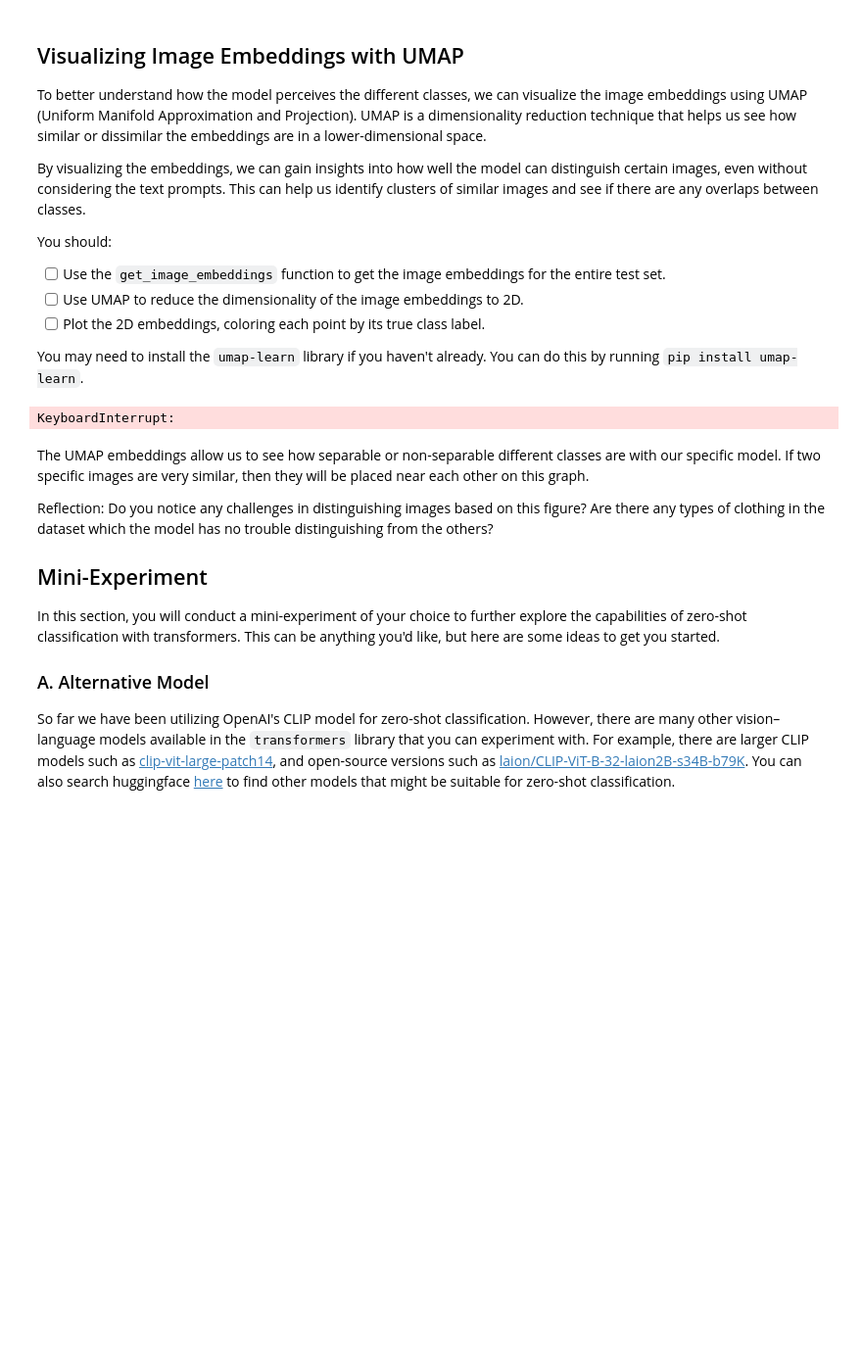
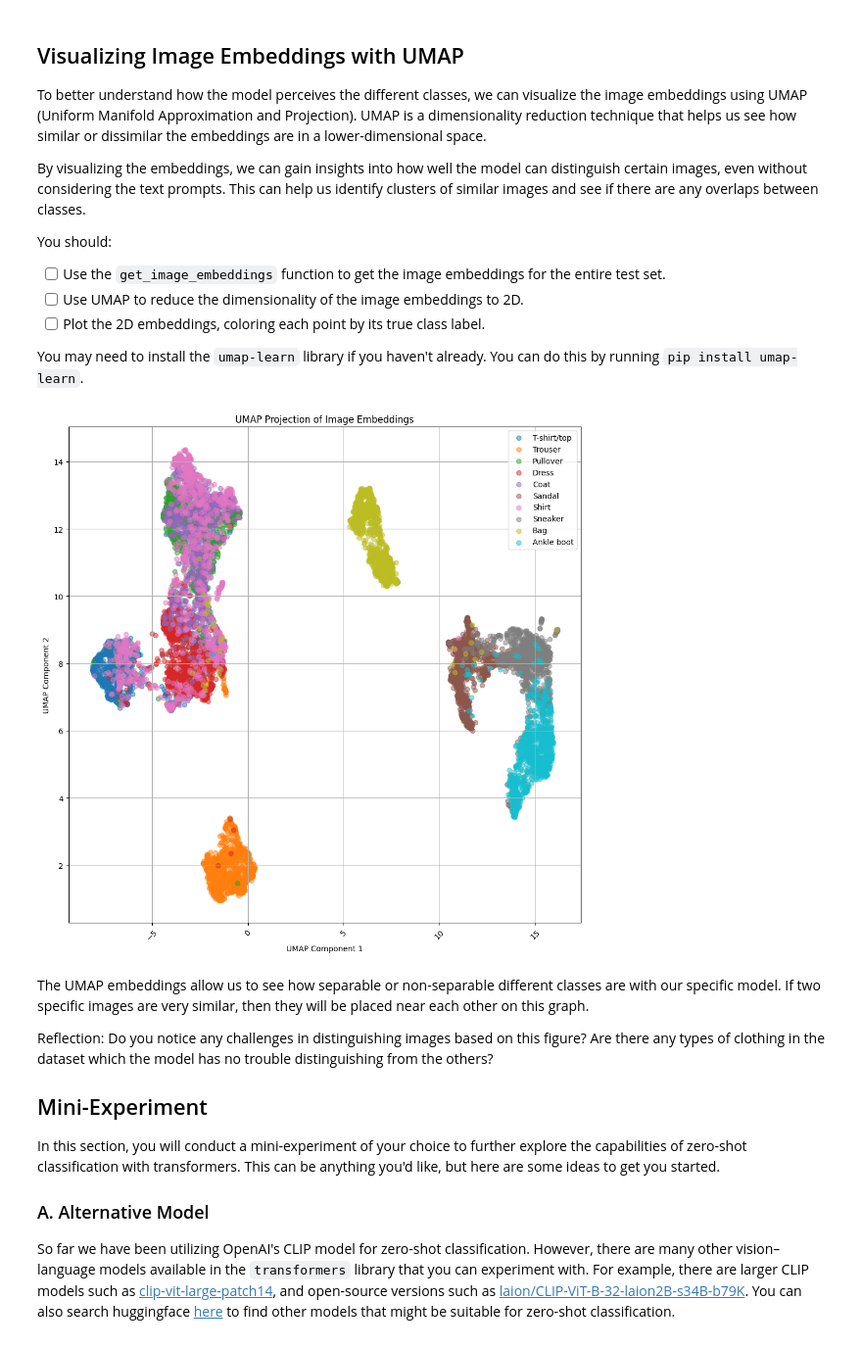
Before and after one commit to omaralfaqih6/deep_learning, a Jupyter notebook: 02_activities/assignments/assignment_2.ipynb, the cells around one changed output. Shown at 98% size. Cells and saved outputs as stored; diff of their text form; code cells hidden in the pictures; blank space fills up the shorter version.

```diff
--- a/02_activities/assignments/assignment_2.ipynb
+++ b/02_activities/assignments/assignment_2.ipynb
@@ -551,34 +551,37 @@ all_img_emb = []
 all_labels  = []
 
 for pixel_values, labels in test_loader:
     image_feats = get_image_embeddings(pixel_values)
     all_img_emb.append(image_feats.cpu().numpy())  # Move to CPU and convert to numpy
     all_labels.extend(labels.numpy())  # Collect labels
 
 
 
 # ------------------------------------------------------------
 # 2. Fit UMAP
 # ------------------------------------------------------------
 umap_model = UMAP(n_components=2, random_state=42)
 umap_embeddings = umap_model.fit_transform(np.concatenate(all_img_emb, axis=0))
 
 
 
 # ------------------------------------------------------------
 # 3. Plot coloured by ground-truth label
 # ------------------------------------------------------------
 plt.figure(figsize=(10, 10))
 for i, label in enumerate(CLASS_NAMES):
     indices = np.where(np.array(all_labels) == i)[0]
     plt.scatter(umap_embeddings[indices, 0], umap_embeddings[indices, 1], label=label, alpha=0.5)
 plt.title("UMAP Projection of Image Embeddings")
 plt.xlabel("UMAP Component 1")
 plt.ylabel("UMAP Component 2")
+plt.xticks(rotation=45)
+plt.grid(True)
+plt.tight_layout()
 plt.legend()
 plt.show()
 # %% [output]
-KeyboardInterrupt:
+[figure, added]
 # %% [markdown]
 The UMAP embeddings allow us to see how separable or non-separable different classes are with our specific model. If two specific images are very similar, then they will be placed near each other on this graph.
 
```
